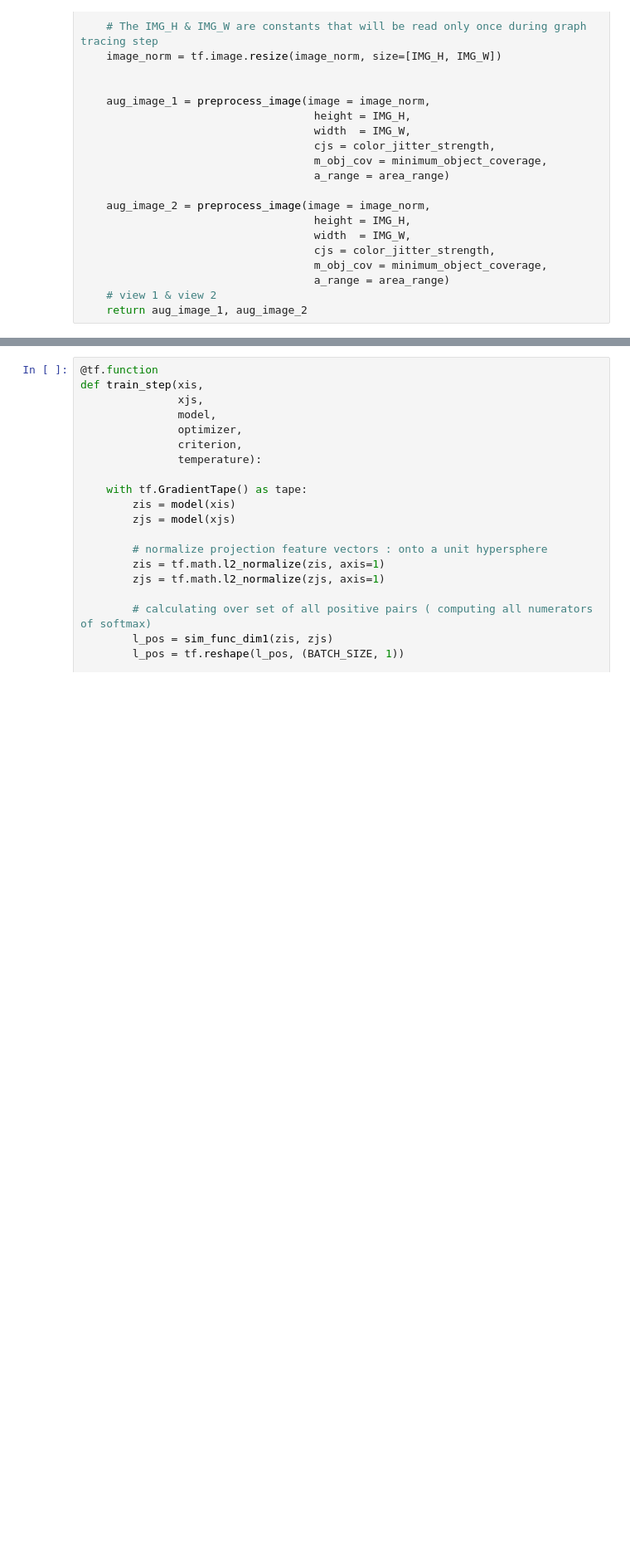
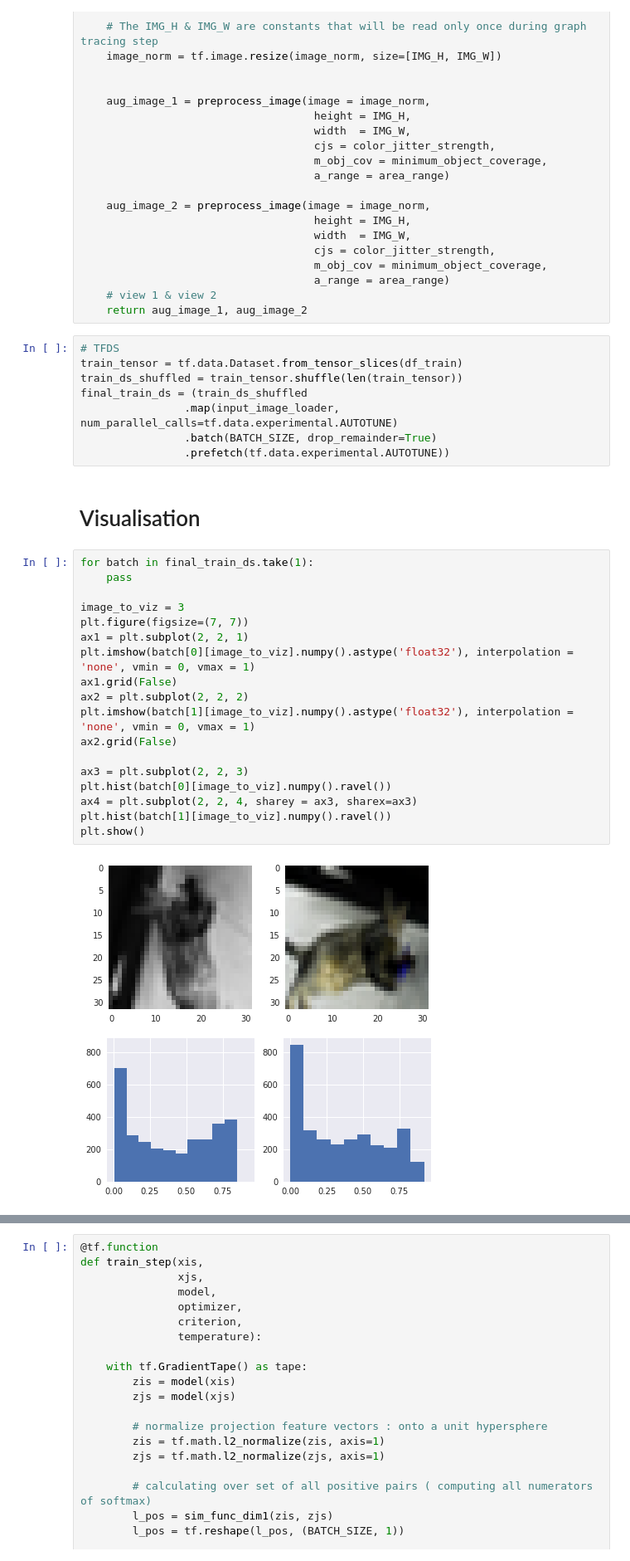
Before and after one commit to Elemento24/DCMC_AI, a Jupyter notebook: data_centric/simclr_model.ipynb, the cells around one changed output, grey strips where cells are left out. Shown: that part at 83% size. Drawn from its saved outputs; the diff is of its cells as text; blank space fills up the shorter version.

```diff
--- a/data_centric/simclr_model.ipynb
+++ b/data_centric/simclr_model.ipynb
@@ -207,3 +212,33 @@ def input_image_loader(image):
                                     a_range = area_range)
     # view 1 & view 2
     return aug_image_1, aug_image_2
+# %%
+# TFDS
+train_tensor = tf.data.Dataset.from_tensor_slices(df_train)
+train_ds_shuffled = train_tensor.shuffle(len(train_tensor))
+final_train_ds = (train_ds_shuffled
+                .map(input_image_loader, num_parallel_calls=tf.data.experimental.AUTOTUNE)
+                .batch(BATCH_SIZE, drop_remainder=True)
+                .prefetch(tf.data.experimental.AUTOTUNE))
+# %% [markdown]
+# Visualisation
+# %%
+for batch in final_train_ds.take(1):
+    pass
+
+image_to_viz = 3
+plt.figure(figsize=(7, 7))
+ax1 = plt.subplot(2, 2, 1)
+plt.imshow(batch[0][image_to_viz].numpy().astype('float32'), interpolation = 'none', vmin = 0, vmax = 1)
+ax1.grid(False)
+ax2 = plt.subplot(2, 2, 2)
+plt.imshow(batch[1][image_to_viz].numpy().astype('float32'), interpolation = 'none', vmin = 0, vmax = 1)
+ax2.grid(False)
+
+ax3 = plt.subplot(2, 2, 3)
+plt.hist(batch[0][image_to_viz].numpy().ravel())
+ax4 = plt.subplot(2, 2, 4, sharey = ax3, sharex=ax3)
+plt.hist(batch[1][image_to_viz].numpy().ravel())
+plt.show()
+# %% [output]
+[figure, added]
```
Also changed, not shown: parts of 35 cells of this notebook, 1 other file.
